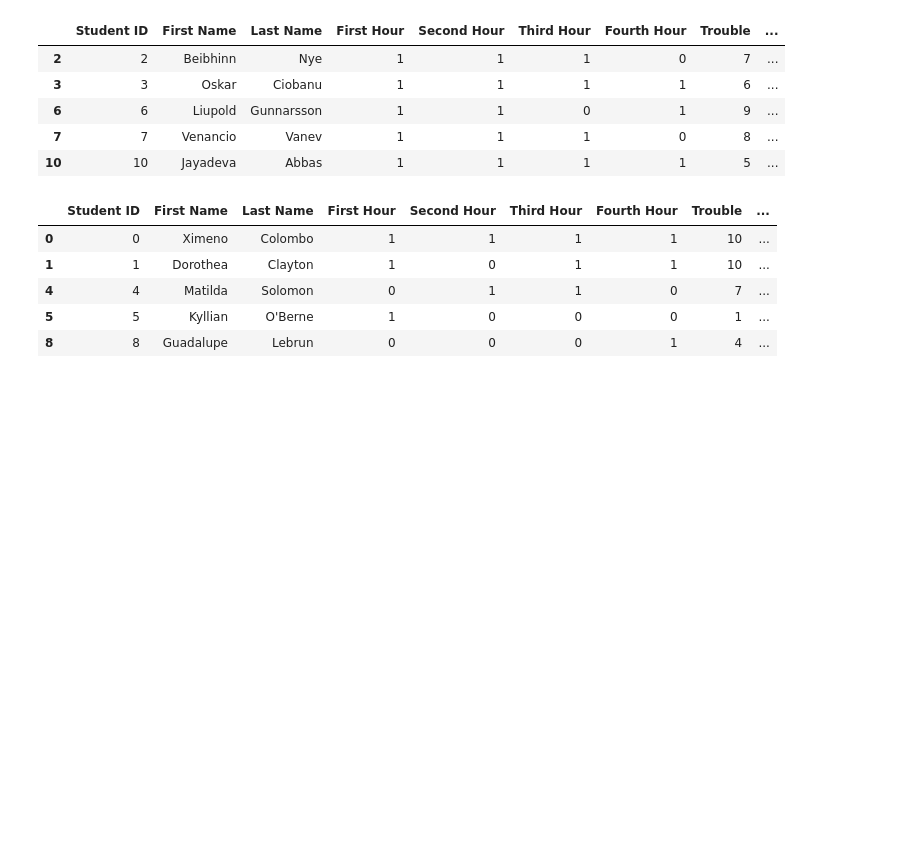
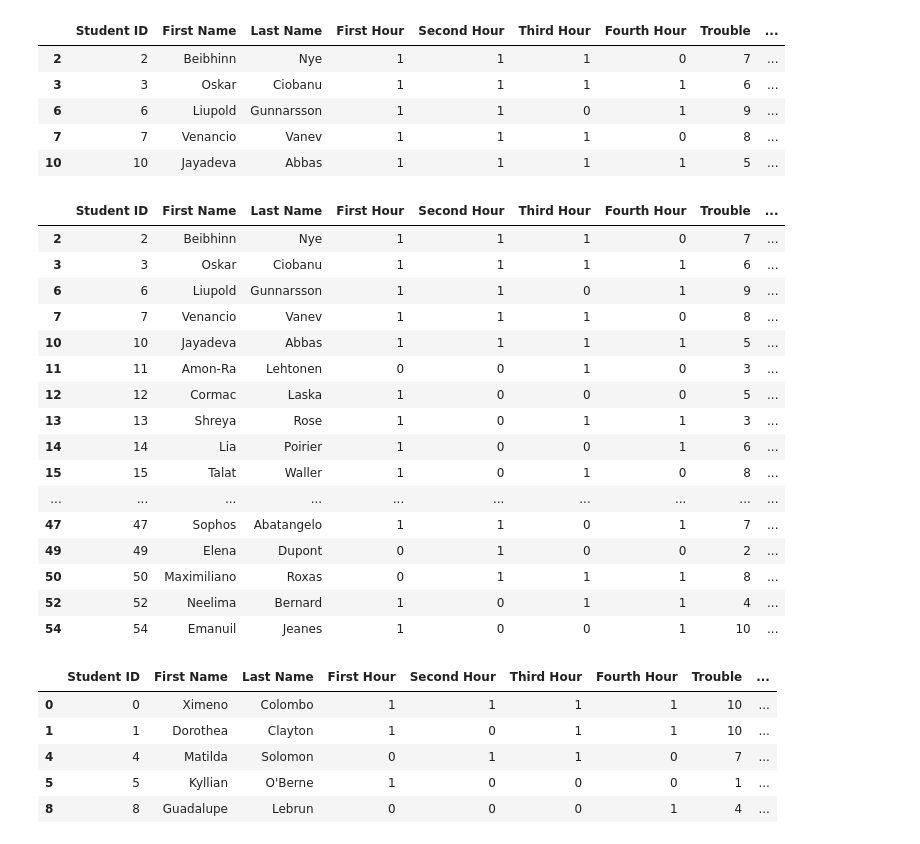
Before and after one commit to Naretina/ISE-3230-Project, a Jupyter notebook: Final Project group 19.ipynb, the cells around one changed output. Saved outputs shown, nothing was run; the diff lists cells and outputs as text; code cells hidden in the pictures; blank space fills up the shorter version.

```diff
--- a/Final Project group 19.ipynb
+++ b/Final Project group 19.ipynb
@@ -6,7 +6,7 @@ from numpy import random
 import math
 
 # File path will be different on another device and must be replaced with the correct file path.
-students = pd.read_csv("Sample Data (for scheduling) - Students.csv")
+students = pd.read_csv("C:/Users/Morgan Eads/Documents/ISE 3230/Sample Data (for scheduling) - Students.csv")
 print(students.info())
 # %% [output]
 <class 'pandas.core.frame.DataFrame'>
@@ -175,6 +175,26 @@ display(elementary.head())
 | 6 | 6 | Liupold | Gunnarsson | 1 | 1 | 0 | 1 | 9 | ... |
 | 7 | 7 | Venancio | Vanev | 1 | 1 | 1 | 0 | 8 | ... |
 | 10 | 10 | Jayadeva | Abbas | 1 | 1 | 1 | 1 | 5 | ... |
+# %%
+display(elementary)
+# %% [output]
+|  | Student ID | First Name | Last Name | First Hour | Second Hour | Third Hour | Fourth Hour | Trouble | ... |
+| 2 | 2 | Beibhinn | Nye | 1 | 1 | 1 | 0 | 7 | ... |
+| 3 | 3 | Oskar | Ciobanu | 1 | 1 | 1 | 1 | 6 | ... |
+| 6 | 6 | Liupold | Gunnarsson | 1 | 1 | 0 | 1 | 9 | ... |
+| 7 | 7 | Venancio | Vanev | 1 | 1 | 1 | 0 | 8 | ... |
+| 10 | 10 | Jayadeva | Abbas | 1 | 1 | 1 | 1 | 5 | ... |
+| 11 | 11 | Amon-Ra | Lehtonen | 0 | 0 | 1 | 0 | 3 | ... |
+| 12 | 12 | Cormac | Laska | 1 | 0 | 0 | 0 | 5 | ... |
+| 13 | 13 | Shreya | Rose | 1 | 0 | 1 | 1 | 3 | ... |
+| 14 | 14 | Lia | Poirier | 1 | 0 | 0 | 1 | 6 | ... |
+| 15 | 15 | Talat | Waller | 1 | 0 | 1 | 0 | 8 | ... |
+| ... | ... | ... | ... | ... | ... | ... | ... | ... | ... |
+| 47 | 47 | Sophos | Abatangelo | 1 | 1 | 0 | 1 | 7 | ... |
+| 49 | 49 | Elena | Dupont | 0 | 1 | 0 | 0 | 2 | ... |
+| 50 | 50 | Maximiliano | Roxas | 0 | 1 | 1 | 1 | 8 | ... |
+| 52 | 52 | Neelima | Bernard | 1 | 0 | 1 | 1 | 4 | ... |
+| 54 | 54 | Emanuil | Jeanes | 1 | 0 | 0 | 1 | 10 | ... |
 # %%
 display(middle.head())
 # %% [output]
```
Also changed, not shown: parts of 3 cells of this notebook.
